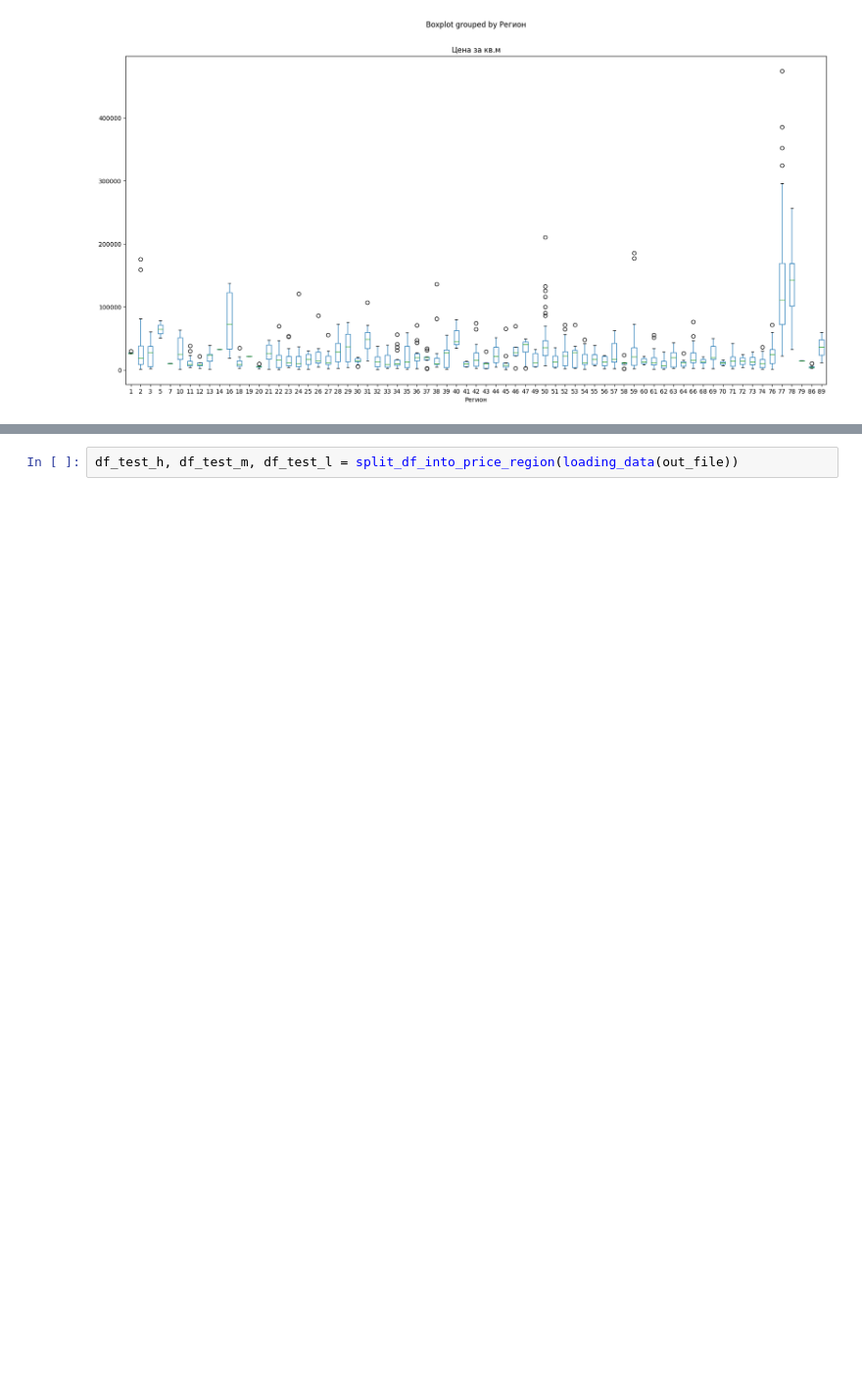
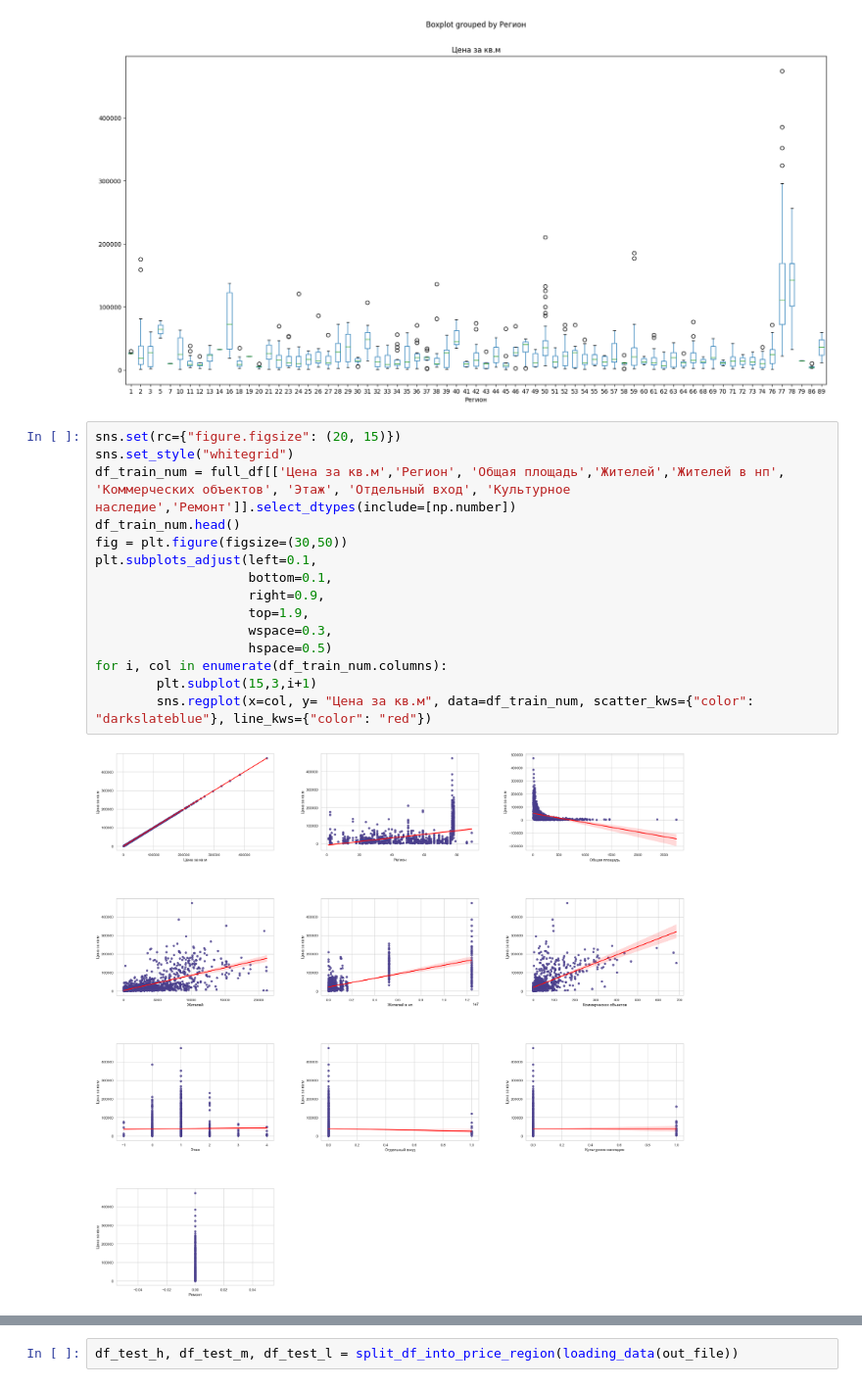
Before and after one commit to hahahu91/torgi, a Jupyter notebook: inc/get_predicted.ipynb, the cells around one changed output, grey strips where cells are left out. Shown at 98% size. Drawn from its saved outputs; the diff is of its cells as text; blank space fills up the shorter version.

```diff
--- a/inc/get_predicted.ipynb
+++ b/inc/get_predicted.ipynb
@@ -144,6 +118,23 @@ full_df.boxplot(by ='Регион', column =[target], grid = False, figsize=(20,
 # %% [output]
 <AxesSubplot:title={'center':'Цена за кв.м'}, xlabel='Регион'>
 [figure]
+# %%
+sns.set(rc={"figure.figsize": (20, 15)})
+sns.set_style("whitegrid")
+df_train_num = full_df[['Цена за кв.м','Регион', 'Общая площадь','Жителей','Жителей в нп', 'Коммерческих объектов', 'Этаж', 'Отдельный вход', 'Культурное наследие','Ремонт']].select_dtypes(include=[np.number])
+df_train_num.head()
+fig = plt.figure(figsize=(30,50))
+plt.subplots_adjust(left=0.1,
+                    bottom=0.1,
+                    right=0.9,
+                    top=1.9,
+                    wspace=0.3,
+                    hspace=0.5)
+for i, col in enumerate(df_train_num.columns):
+        plt.subplot(15,3,i+1)
+        sns.regplot(x=col, y= "Цена за кв.м", data=df_train_num, scatter_kws={"color": "darkslateblue"}, line_kws={"color": "red"})
+# %% [output]
+[figure, added]
 # %%
 df_high, df_middle, df_low = split_df_into_price_region(full_df)
 
```
Also changed, not shown: parts of 7 cells of this notebook, 13 other files.
